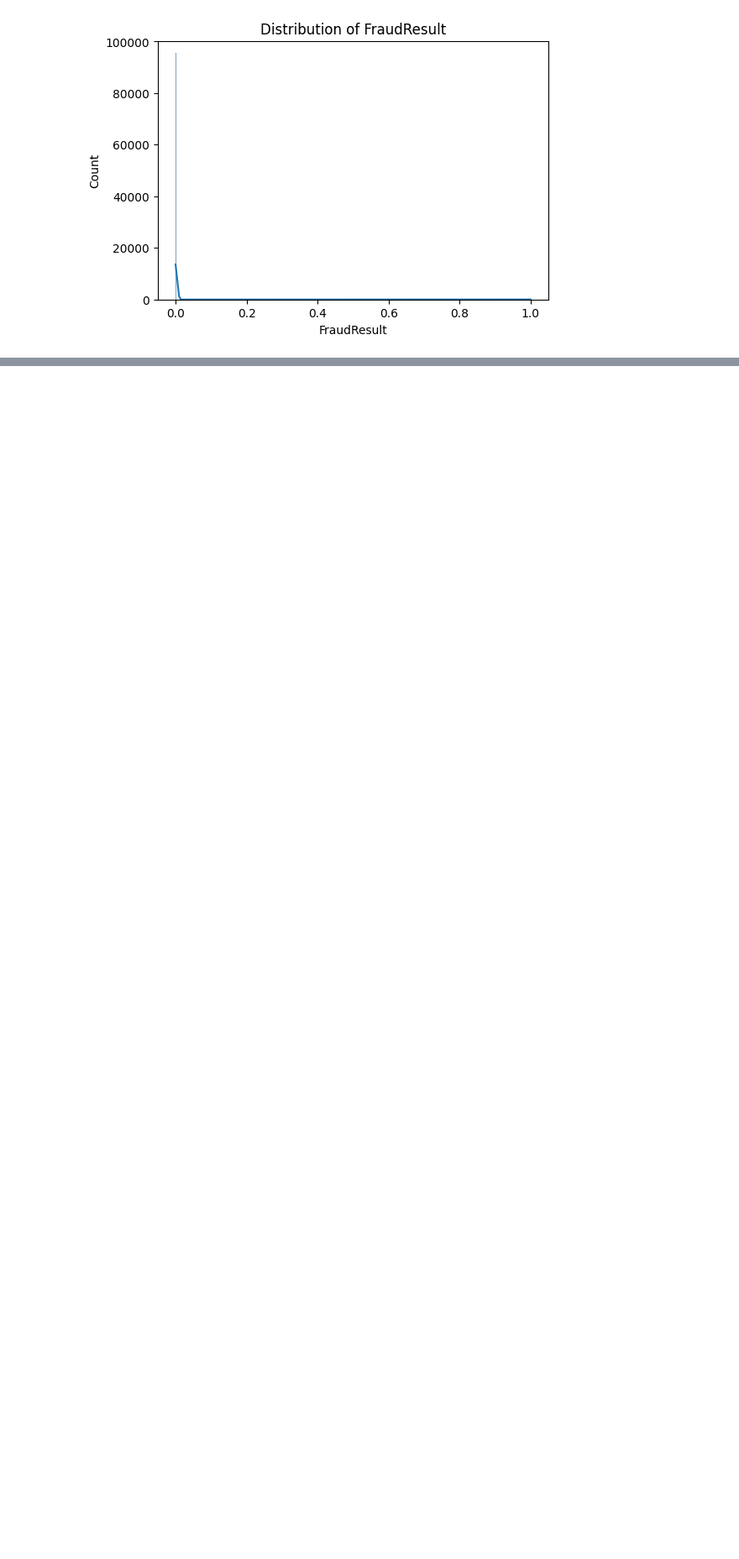
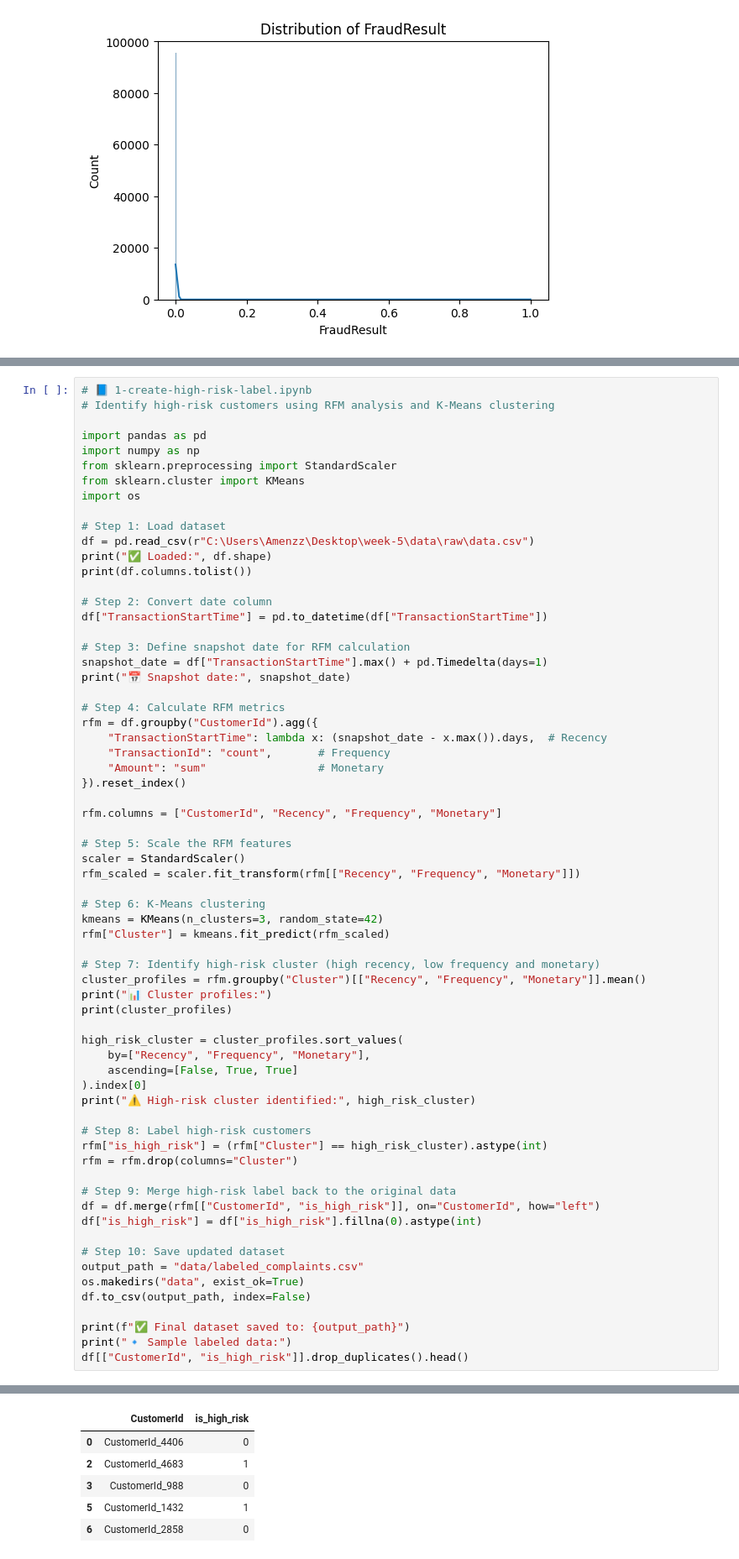
Before and after one commit to Amenzz/week-5, a Jupyter notebook: notebooks/1.0-eda.ipynb, the cells around one changed output, grey strips where cells are left out. Shown at 84% size. Saved outputs shown, nothing was run; the diff lists cells and outputs as text; blank space fills up the shorter version.

```diff
--- a/notebooks/1.0-eda.ipynb
+++ b/notebooks/1.0-eda.ipynb
@@ -86,0 +139,67 @@ for col in numerical_cols:
+# %%
+# 📘 1-create-high-risk-label.ipynb
+# Identify high-risk customers using RFM analysis and K-Means clustering
+
+import pandas as pd
+import numpy as np
+from sklearn.preprocessing import StandardScaler
+from sklearn.cluster import KMeans
+import os
+
+# Step 1: Load dataset
+df = pd.read_csv(r"C:\Users\Amenzz\Desktop\week-5\data\raw\data.csv")
+print("✅ Loaded:", df.shape)
+print(df.columns.tolist())
+
+# Step 2: Convert date column
+df["TransactionStartTime"] = pd.to_datetime(df["TransactionStartTime"])
+
+# Step 3: Define snapshot date for RFM calculation
+snapshot_date = df["TransactionStartTime"].max() + pd.Timedelta(days=1)
+print("📅 Snapshot date:", snapshot_date)
+
+# Step 4: Calculate RFM metrics
+rfm = df.groupby("CustomerId").agg({
+    "TransactionStartTime": lambda x: (snapshot_date - x.max()).days,  # Recency
+    "TransactionId": "count",       # Frequency
+    "Amount": "sum"                 # Monetary
+}).reset_index()
+
+rfm.columns = ["CustomerId", "Recency", "Frequency", "Monetary"]
+
+# Step 5: Scale the RFM features
+scaler = StandardScaler()
+rfm_scaled = scaler.fit_transform(rfm[["Recency", "Frequency", "Monetary"]])
+
+# Step 6: K-Means clustering
+kmeans = KMeans(n_clusters=3, random_state=42)
+rfm["Cluster"] = kmeans.fit_predict(rfm_scaled)
+
+# Step 7: Identify high-risk cluster (high recency, low frequency and monetary)
+cluster_profiles = rfm.groupby("Cluster")[["Recency", "Frequency", "Monetary"]].mean()
+print("📊 Cluster profiles:")
+print(cluster_profiles)
+
+high_risk_cluster = cluster_profiles.sort_values(
+    by=["Recency", "Frequency", "Monetary"],
+    ascending=[False, True, True]
+).index[0]
+print("⚠️ High-risk cluster identified:", high_risk_cluster)
+
+# Step 8: Label high-risk customers
+rfm["is_high_risk"] = (rfm["Cluster"] == high_risk_cluster).astype(int)
+rfm = rfm.drop(columns="Cluster")
+
+# Step 9: Merge high-risk label back to the original data
+df = df.merge(rfm[["CustomerId", "is_high_risk"]], on="CustomerId", how="left")
+df["is_high_risk"] = df["is_high_risk"].fillna(0).astype(int)
+
+# Step 10: Save updated dataset
+output_path = "data/labeled_complaints.csv"
+os.makedirs("data", exist_ok=True)
+df.to_csv(output_path, index=False)
+
+print(f"✅ Final dataset saved to: {output_path}")
+print("🔹 Sample labeled data:")
+df[["CustomerId", "is_high_risk"]].drop_duplicates().head()
+# %% [output]
@@ -86,0 +218,6 @@ for col in numerical_cols:
+|  | CustomerId | is_high_risk |
+| 0 | CustomerId_4406 | 0 |
+| 2 | CustomerId_4683 | 1 |
+| 3 | CustomerId_988 | 0 |
+| 5 | CustomerId_1432 | 1 |
+| 6 | CustomerId_2858 | 0 |
```
Also changed, not shown: parts of 7 cells of this notebook, 14 other files.
